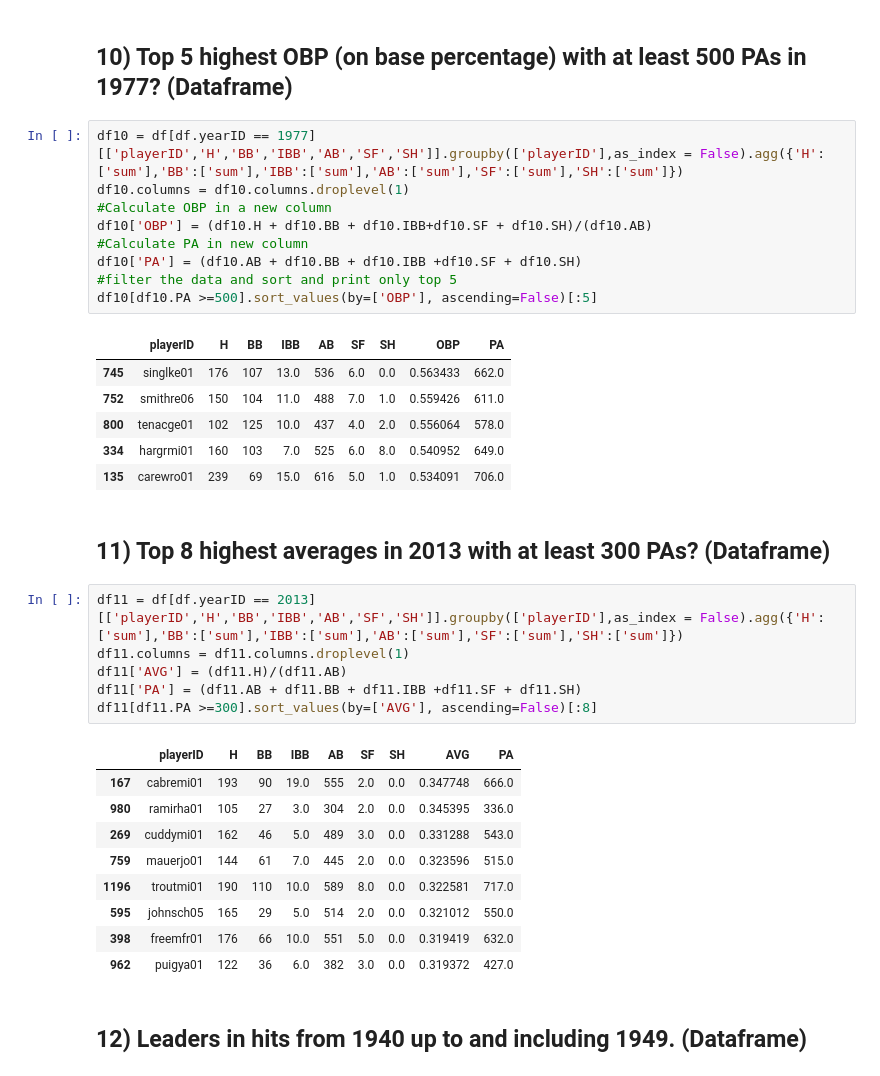
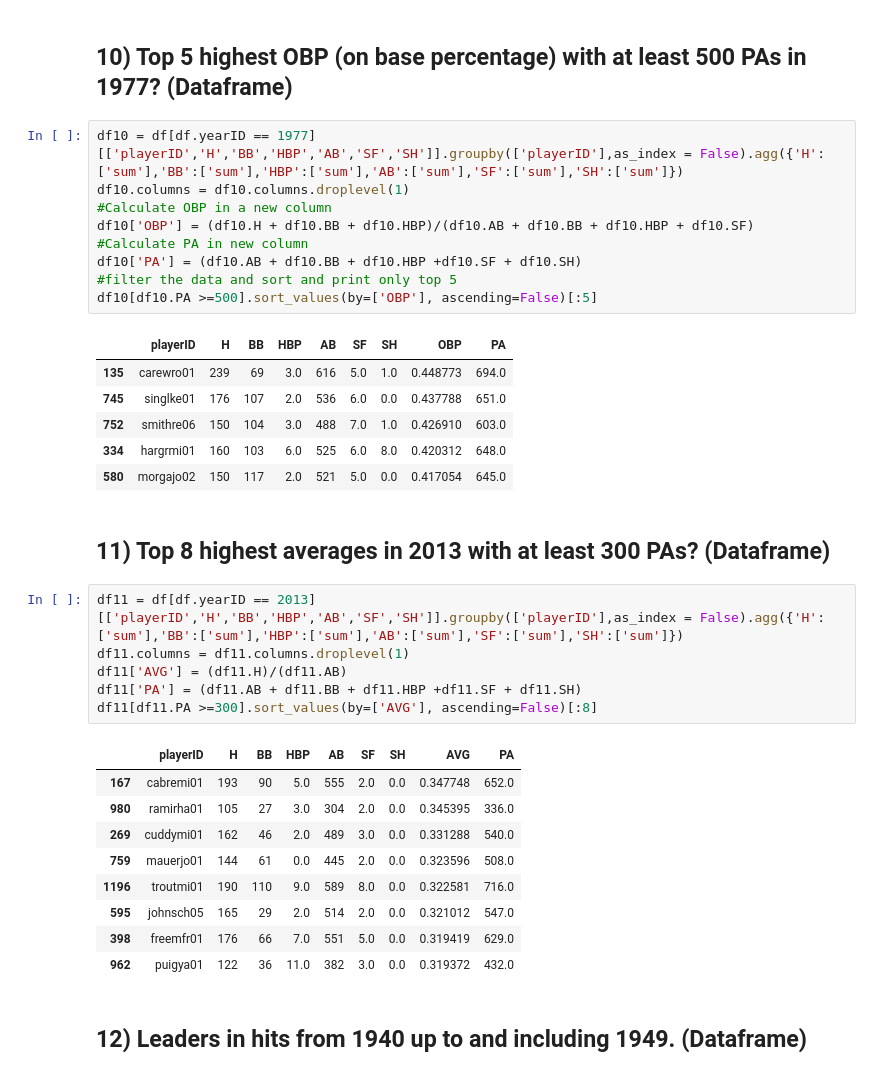
Before and after one commit to chandrakantpandit/BaseballProject, a Jupyter notebook: Pandit_Chandrakant_Assignment1.ipynb, the cells around one changed output. Cells and saved outputs as stored; diff of their text form.

```diff
--- a/Pandit_Chandrakant_Assignment1.ipynb
+++ b/Pandit_Chandrakant_Assignment1.ipynb
@@ -160,39 +168,39 @@ df9[df9['HTotal']==df9['HTotal'].max()]
 # %% [markdown]
 ## 10)	Top 5 highest OBP (on base percentage) with at least 500 PAs in 1977?  (Dataframe)
 # %%
-df10 = df[df.yearID == 1977][['playerID','H','BB','IBB','AB','SF','SH']].groupby(['playerID'],as_index = False).agg({'H':['sum'],'BB':['sum'],'IBB':['sum'],'AB':['sum'],'SF':['sum'],'SH':['sum']})
+df10 = df[df.yearID == 1977][['playerID','H','BB','HBP','AB','SF','SH']].groupby(['playerID'],as_index = False).agg({'H':['sum'],'BB':['sum'],'HBP':['sum'],'AB':['sum'],'SF':['sum'],'SH':['sum']})
 df10.columns = df10.columns.droplevel(1)
 #Calculate OBP in a new column
-df10['OBP'] = (df10.H + df10.BB + df10.IBB+df10.SF + df10.SH)/(df10.AB)
+df10['OBP'] = (df10.H + df10.BB + df10.HBP)/(df10.AB + df10.BB + df10.HBP + df10.SF)
 #Calculate PA in new column
-df10['PA'] = (df10.AB + df10.BB + df10.IBB +df10.SF + df10.SH)
+df10['PA'] = (df10.AB + df10.BB + df10.HBP +df10.SF + df10.SH)
 #filter the data and sort and print only top 5
 df10[df10.PA >=500].sort_values(by=['OBP'], ascending=False)[:5]
 # %% [output]
-|  | playerID | H | BB | IBB | AB | SF | SH | OBP | PA |
-| 745 | singlke01 | 176 | 107 | 13.0 | 536 | 6.0 | 0.0 | 0.563433 | 662.0 |
-| 752 | smithre06 | 150 | 104 | 11.0 | 488 | 7.0 | 1.0 | 0.559426 | 611.0 |
-| 800 | tenacge01 | 102 | 125 | 10.0 | 437 | 4.0 | 2.0 | 0.556064 | 578.0 |
-| 334 | hargrmi01 | 160 | 103 | 7.0 | 525 | 6.0 | 8.0 | 0.540952 | 649.0 |
-| 135 | carewro01 | 239 | 69 | 15.0 | 616 | 5.0 | 1.0 | 0.534091 | 706.0 |
+|  | playerID | H | BB | HBP | AB | SF | SH | OBP | PA |
+| 135 | carewro01 | 239 | 69 | 3.0 | 616 | 5.0 | 1.0 | 0.448773 | 694.0 |
+| 745 | singlke01 | 176 | 107 | 2.0 | 536 | 6.0 | 0.0 | 0.437788 | 651.0 |
+| 752 | smithre06 | 150 | 104 | 3.0 | 488 | 7.0 | 1.0 | 0.426910 | 603.0 |
+| 334 | hargrmi01 | 160 | 103 | 6.0 | 525 | 6.0 | 8.0 | 0.420312 | 648.0 |
+| 580 | morgajo02 | 150 | 117 | 2.0 | 521 | 5.0 | 0.0 | 0.417054 | 645.0 |
 # %% [markdown]
 ## 11)	Top 8 highest averages in 2013 with at least 300 PAs? (Dataframe)
 # %%
-df11 = df[df.yearID == 2013][['playerID','H','BB','IBB','AB','SF','SH']].groupby(['playerID'],as_index = False).agg({'H':['sum'],'BB':['sum'],'IBB':['sum'],'AB':['sum'],'SF':['sum'],'SH':['sum']})
+df11 = df[df.yearID == 2013][['playerID','H','BB','HBP','AB','SF','SH']].groupby(['playerID'],as_index = False).agg({'H':['sum'],'BB':['sum'],'HBP':['sum'],'AB':['sum'],'SF':['sum'],'SH':['sum']})
 df11.columns = df11.columns.droplevel(1)
 df11['AVG'] = (df11.H)/(df11.AB)
-df11['PA'] = (df11.AB + df11.BB + df11.IBB +df11.SF + df11.SH)
+df11['PA'] = (df11.AB + df11.BB + df11.HBP +df11.SF + df11.SH)
 df11[df11.PA >=300].sort_values(by=['AVG'], ascending=False)[:8]
 # %% [output]
-|  | playerID | H | BB | IBB | AB | SF | SH | AVG | PA |
-| 167 | cabremi01 | 193 | 90 | 19.0 | 555 | 2.0 | 0.0 | 0.347748 | 666.0 |
+|  | playerID | H | BB | HBP | AB | SF | SH | AVG | PA |
+| 167 | cabremi01 | 193 | 90 | 5.0 | 555 | 2.0 | 0.0 | 0.347748 | 652.0 |
 | 980 | ramirha01 | 105 | 27 | 3.0 | 304 | 2.0 | 0.0 | 0.345395 | 336.0 |
-| 269 | cuddymi01 | 162 | 46 | 5.0 | 489 | 3.0 | 0.0 | 0.331288 | 543.0 |
-| 759 | mauerjo01 | 144 | 61 | 7.0 | 445 | 2.0 | 0.0 | 0.323596 | 515.0 |
-| 1196 | troutmi01 | 190 | 110 | 10.0 | 589 | 8.0 | 0.0 | 0.322581 | 717.0 |
-| 595 | johnsch05 | 165 | 29 | 5.0 | 514 | 2.0 | 0.0 | 0.321012 | 550.0 |
-| 398 | freemfr01 | 176 | 66 | 10.0 | 551 | 5.0 | 0.0 | 0.319419 | 632.0 |
-| 962 | puigya01 | 122 | 36 | 6.0 | 382 | 3.0 | 0.0 | 0.319372 | 427.0 |
+| 269 | cuddymi01 | 162 | 46 | 2.0 | 489 | 3.0 | 0.0 | 0.331288 | 540.0 |
+| 759 | mauerjo01 | 144 | 61 | 0.0 | 445 | 2.0 | 0.0 | 0.323596 | 508.0 |
+| 1196 | troutmi01 | 190 | 110 | 9.0 | 589 | 8.0 | 0.0 | 0.322581 | 716.0 |
+| 595 | johnsch05 | 165 | 29 | 2.0 | 514 | 2.0 | 0.0 | 0.321012 | 547.0 |
+| 398 | freemfr01 | 176 | 66 | 7.0 | 551 | 5.0 | 0.0 | 0.319419 | 629.0 |
+| 962 | puigya01 | 122 | 36 | 11.0 | 382 | 3.0 | 0.0 | 0.319372 | 432.0 |
 # %% [markdown]
 ## 12)	Leaders in hits from 1940 up to and including 1949. (Dataframe)
 # %%
```
Also changed, not shown: parts of 10 cells of this notebook.
